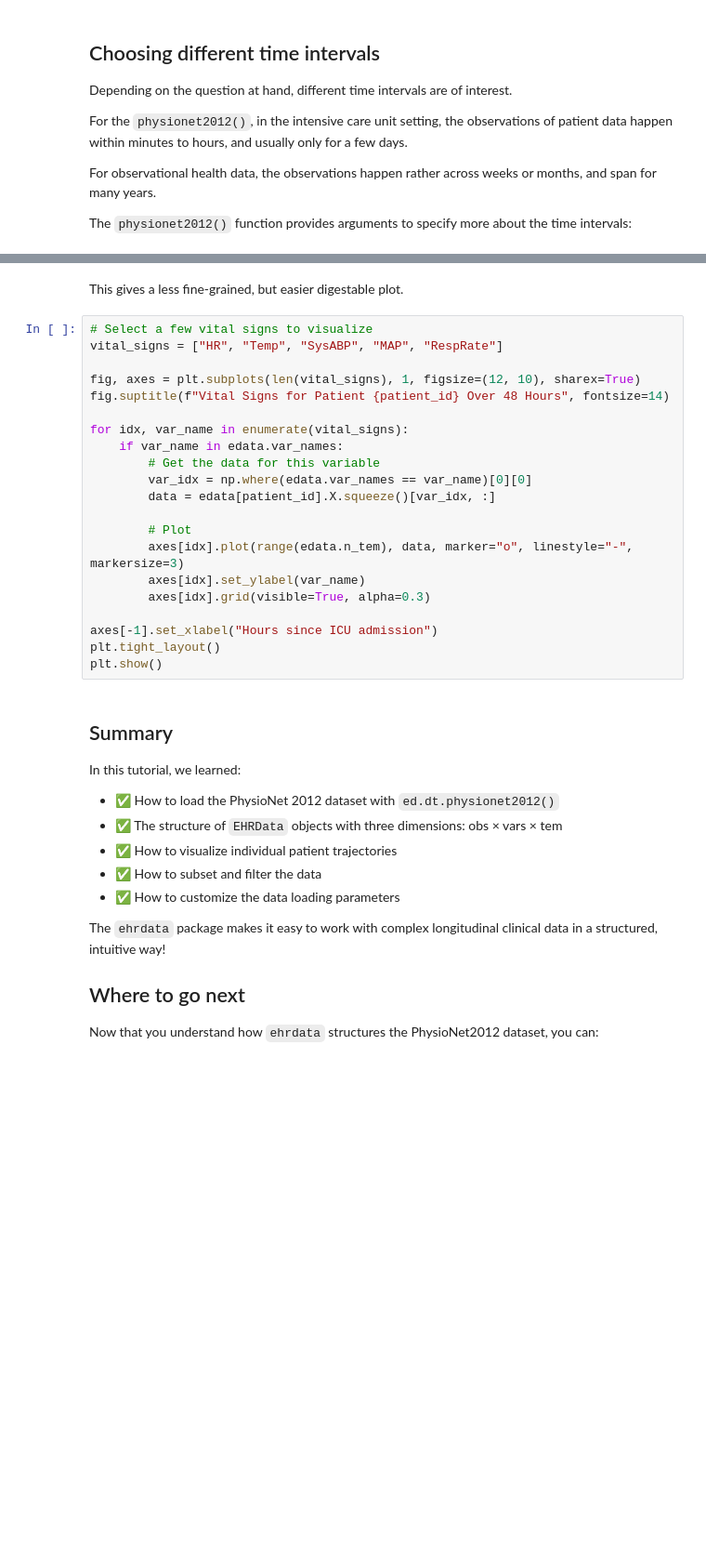
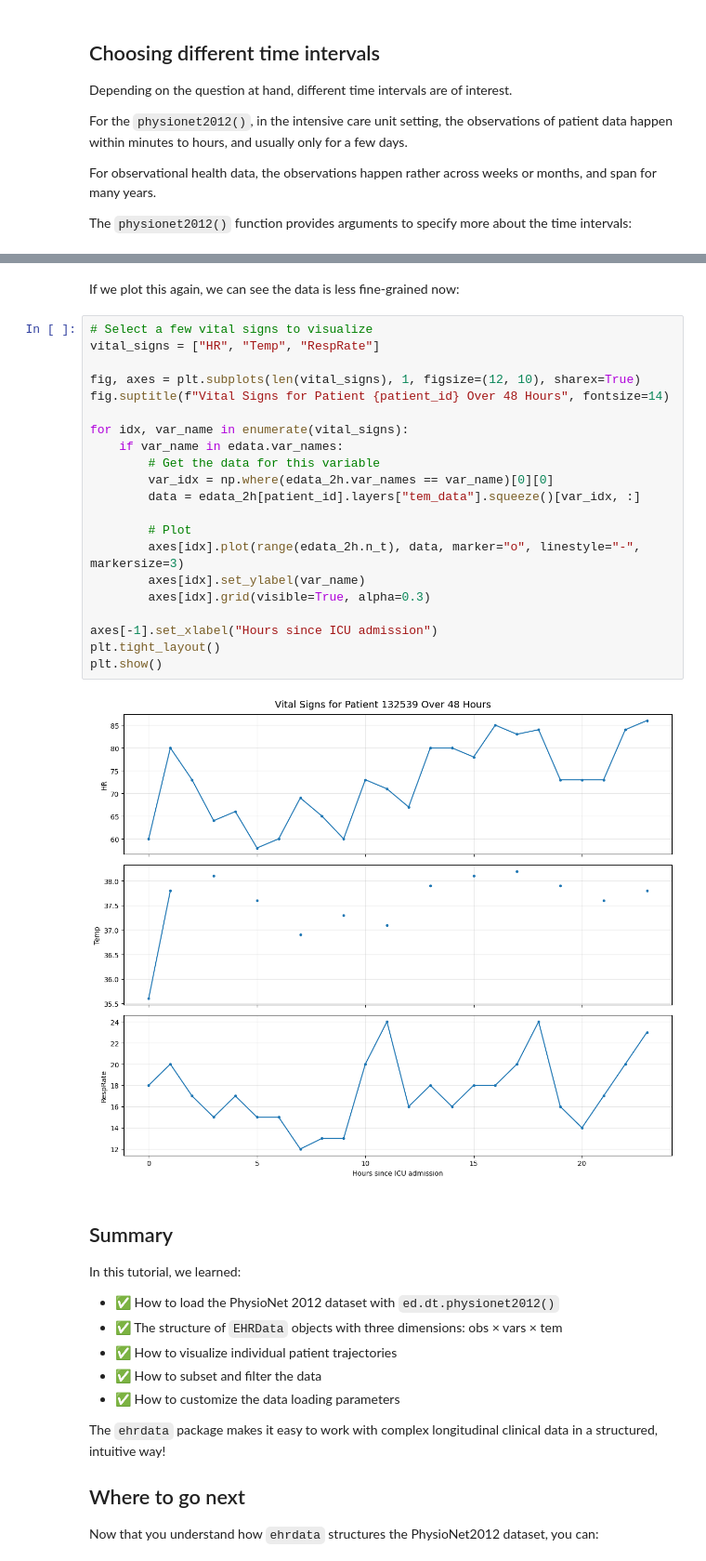
Before and after one commit to theislab/ehrdata, a Jupyter notebook: docs/tutorials/real_dataset_example_physionet2012.ipynb, the cells around one changed output, grey strips where cells are left out. Shown at 93% size. Saved outputs shown, nothing was run; the diff lists cells and outputs as text; blank space fills up the shorter version.

```diff
--- a/docs/tutorials/real_dataset_example_physionet2012.ipynb
+++ b/docs/tutorials/real_dataset_example_physionet2012.ipynb
@@ -168,26 +251,28 @@ print(f"2-hour intervals shape: {edata_2h.layers['tem_data'].shape}")
 # %% [markdown]
-This gives a less fine-grained, but easier digestable plot.
+If we plot this again, we can see the data is less fine-grained now:
 # %%
 # Select a few vital signs to visualize
-vital_signs = ["HR", "Temp", "SysABP", "MAP", "RespRate"]
+vital_signs = ["HR", "Temp", "RespRate"]
 
 fig, axes = plt.subplots(len(vital_signs), 1, figsize=(12, 10), sharex=True)
 fig.suptitle(f"Vital Signs for Patient {patient_id} Over 48 Hours", fontsize=14)
 
 for idx, var_name in enumerate(vital_signs):
     if var_name in edata.var_names:
         # Get the data for this variable
-        var_idx = np.where(edata.var_names == var_name)[0][0]
-        data = edata[patient_id].X.squeeze()[var_idx, :]
+        var_idx = np.where(edata_2h.var_names == var_name)[0][0]
+        data = edata_2h[patient_id].layers["tem_data"].squeeze()[var_idx, :]
 
         # Plot
-        axes[idx].plot(range(edata.n_tem), data, marker="o", linestyle="-", markersize=3)
+        axes[idx].plot(range(edata_2h.n_t), data, marker="o", linestyle="-", markersize=3)
         axes[idx].set_ylabel(var_name)
         axes[idx].grid(visible=True, alpha=0.3)
 
 axes[-1].set_xlabel("Hours since ICU admission")
 plt.tight_layout()
 plt.show()
+# %% [output]
+[figure, added]
 # %% [markdown]
 ## Summary
 
```
Also changed, not shown: parts of 10 cells of this notebook, 1 other file.
